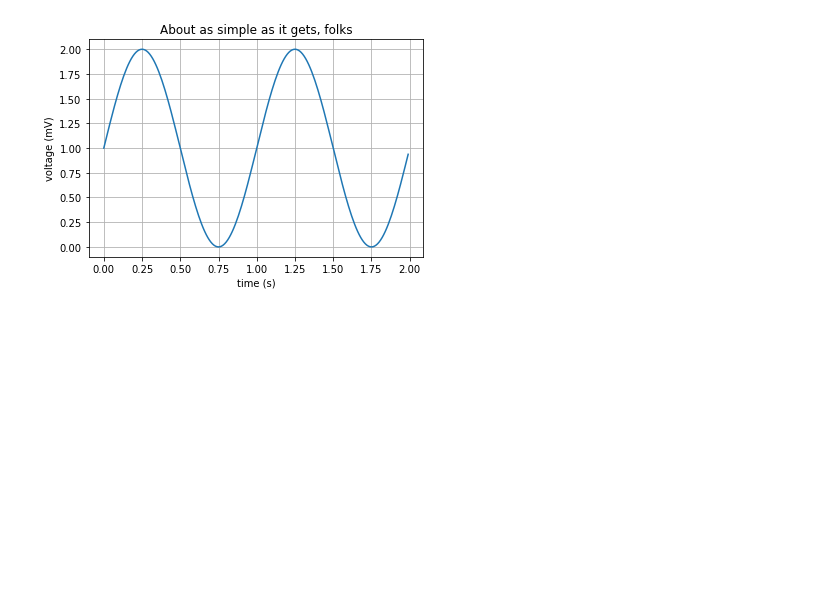
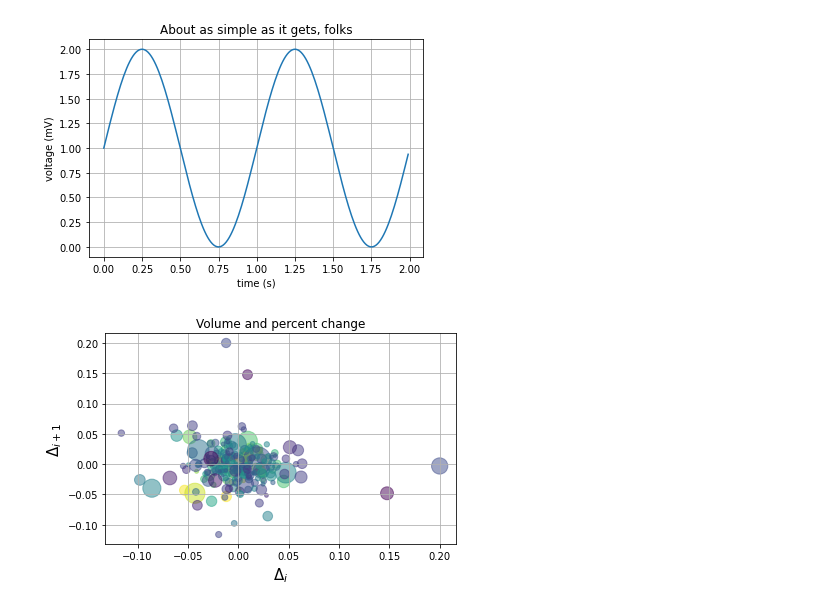
Before and after one commit to livanado/jupyter, a Jupyter notebook: foo.ipynb, the cells around one changed output. Drawn from its saved outputs; the diff is of its cells as text; code cells hidden in the pictures; blank space fills up the shorter version.

Commit message:
add more matplotlib

```diff
--- a/foo.ipynb
+++ b/foo.ipynb
@@ -39,3 +39,32 @@ fig.savefig("test.png")
 plt.show()
 # %% [output]
 [figure]
+# %%
+import matplotlib.cbook as cbook
+
+# Load a numpy record array from yahoo csv data with fields date, open, close,
+# volume, adj_close from the mpl-data/example directory. The record array
+# stores the date as an np.datetime64 with a day unit ('D') in the date column.
+price_data = (cbook.get_sample_data('goog.npz', np_load=True)['price_data']
+              .view(np.recarray))
+price_data = price_data[-250:]  # get the most recent 250 trading days
+
+delta1 = np.diff(price_data.adj_close) / price_data.adj_close[:-1]
+
+# Marker size in units of points^2
+volume = (15 * price_data.volume[:-2] / price_data.volume[0])**2
+close = 0.003 * price_data.close[:-2] / 0.003 * price_data.open[:-2]
+
+fig, ax = plt.subplots()
+ax.scatter(delta1[:-1], delta1[1:], c=close, s=volume, alpha=0.5)
+
+ax.set_xlabel(r'$\Delta_i$', fontsize=15)
+ax.set_ylabel(r'$\Delta_{i+1}$', fontsize=15)
+ax.set_title('Volume and percent change')
+
+ax.grid(True)
+fig.tight_layout()
+
+plt.show()
+# %% [output]
+[figure, added]
```
Also changed, not shown: parts of 3 cells of this notebook.
